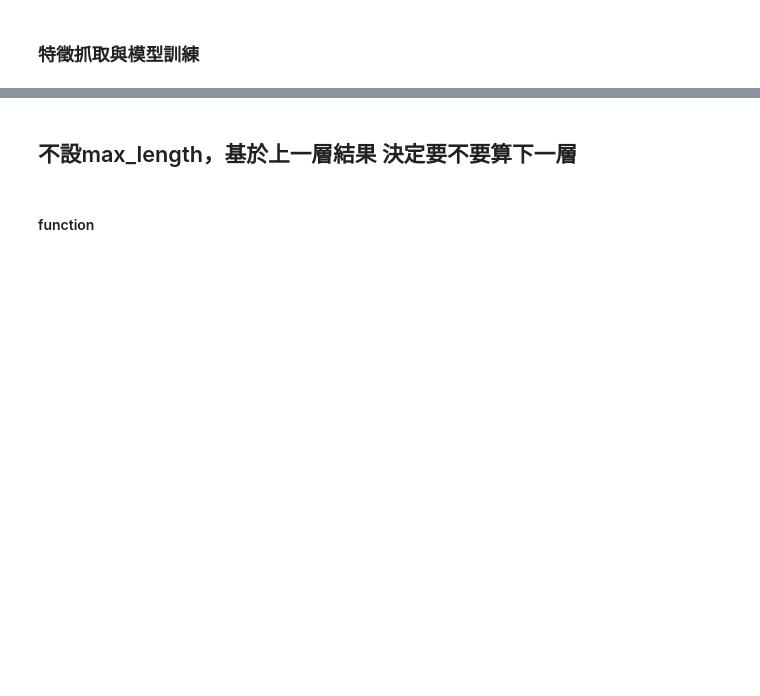
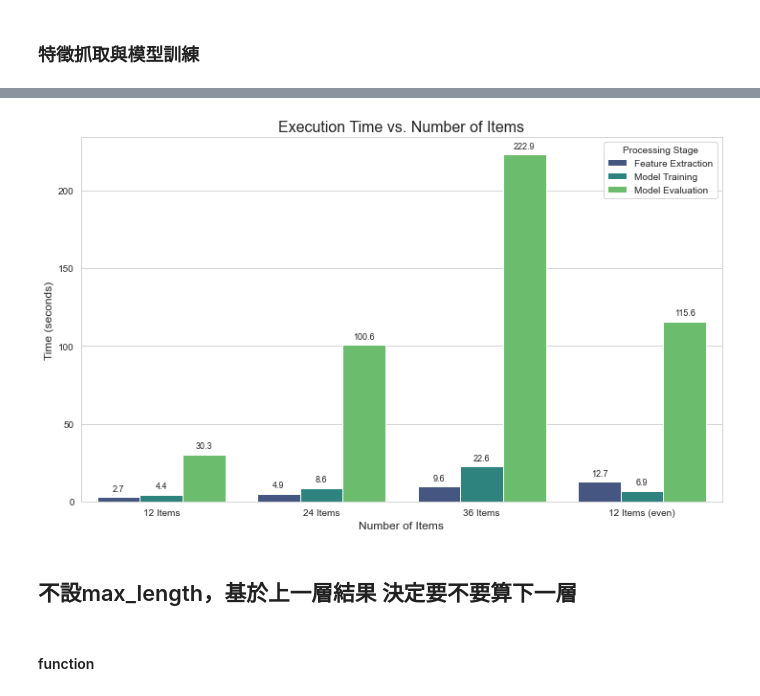
Before and after one commit to zoezou9/fp_mining, a Jupyter notebook: fp_mining_36.ipynb, the cells around one changed output, grey strips where cells are left out. Cells and saved outputs as stored; diff of their text form; code cells hidden in the pictures; blank space fills up the shorter version.

```diff
--- a/fp_mining_36.ipynb
+++ b/fp_mining_36.ipynb
@@ -267,0 +385,46 @@ Artifacts saved to fp_model_artifacts_12.pkl
+# %%
+import pandas as pd
+import matplotlib.pyplot as plt
+import seaborn as sns
+
+# Set plot style
+sns.set_style("whitegrid")
+
+# --- Data Preparation ---
+# Using the same three experiments with English labels
+time_data = {
+    'Number of Items': ["12 Items", "24 Items", "36 Items", "12 Items (even)"],
+    'Feature Extraction': [2.68, 4.94, 9.55, 12.67],
+    'Model Training': [4.37, 8.57, 22.55, 6.86],
+    'Model Evaluation': [30.32, 100.61, 222.93, 115.64]
+}
+
+
+df_time = pd.DataFrame(time_data)
+
+# Melt the dataframe to prepare for grouped bar plot
+df_time_melted = df_time.melt(id_vars='Number of Items', var_name='Processing Stage', value_name='Time (seconds)')
+
+# --- Plotting ---
+plt.figure(figsize=(12, 7))
+ax = sns.barplot(data=df_time_melted, x='Number of Items', y='Time (seconds)', hue='Processing Stage', palette='viridis')
+
+# --- Formatting ---
+plt.title('Execution Time vs. Number of Items', fontsize=16)
+plt.xlabel('Number of Items', fontsize=12)
+plt.ylabel('Time (seconds)', fontsize=12)
+plt.legend(title='Processing Stage')
+
+# Add value labels on top of each bar
+for p in ax.patches:
+    ax.annotate(f'{p.get_height():.1f}',
+                (p.get_x() + p.get_width() / 2., p.get_height()),
+                ha='center', va='center',
+                xytext=(0, 9),
+                textcoords='offset points',
+                fontsize=9)
+
+# Show the plot
+plt.show()
+# %% [output]
+[figure, added]
```
Also changed, not shown: parts of 24 cells of this notebook, 29 other files.
